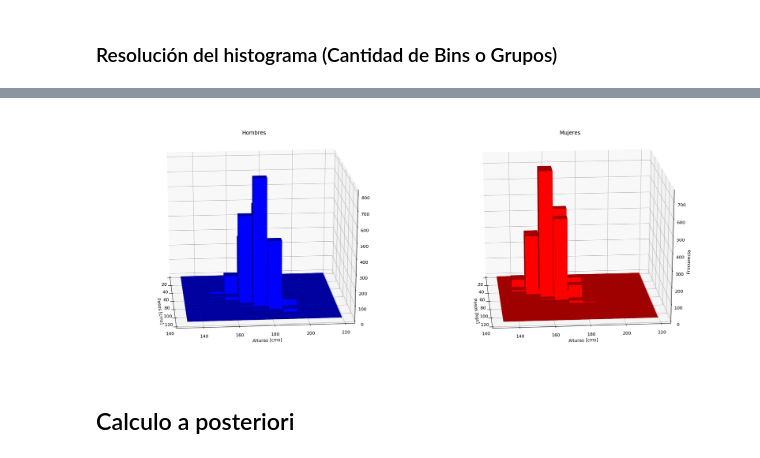
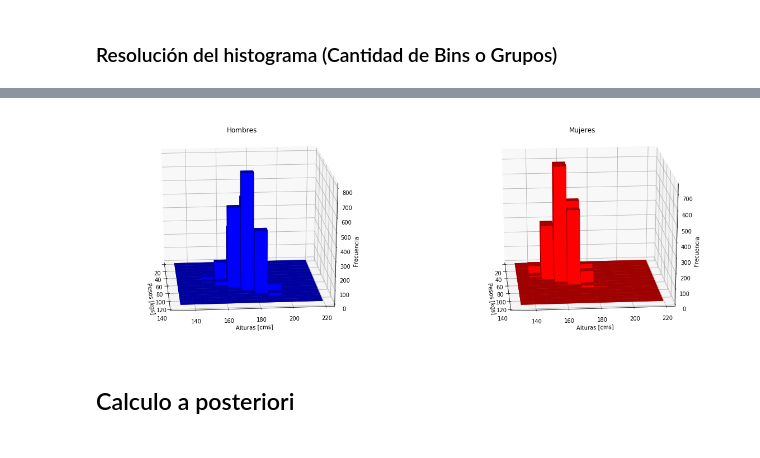
Before and after one commit to igrosny/itba, a Jupyter notebook: 2. Clasificacion Binaria/1. Clasificador Bayes.ipynb, the cells around one changed output, grey strips where cells are left out. Saved outputs shown, nothing was run; the diff lists cells and outputs as text; code cells hidden in the pictures.

```diff
--- a/2. Clasificacion Binaria/1-Clasific-Bayes-histograma.ipynb
+++ b/2. Clasificacion Binaria/1. Clasificador Bayes.ipynb
@@ -144,24 +156,25 @@ plt.show()
 # %%
-def getAxis():
-    fig = plt.figure(figsize=(20,10))
-    ax1 = fig.add_subplot(121, projection='3d')
-    ax2 = fig.add_subplot(122, projection='3d')
-    ax1.set_aspect('equal')
-    ax2.set_aspect('equal')
-    ax1.set_xlabel('Pesos [cms]')
-    ax1.set_ylabel('Alturas [cms]')
-    ax2.set_xlabel('Pesos [kgs]')
-    ax2.set_ylabel('Alturas [cms]')
-    ax2.set_zlabel('Frecuencia')
-    fig.tight_layout()
-    return ax1, ax2
+#%matplotlib qt
+fig = plt.figure(figsize=(20,10))
+
+ax1 = fig.add_subplot(121, projection='3d')
+ax1.set_aspect('equal')
+ax1.set_xlabel('Pesos [kgs]')
+ax1.set_ylabel('Alturas [cms]')
+ax1.set_zlabel('Frecuencia')
+
+ax2 = fig.add_subplot(122, projection='3d')
+ax2.set_aspect('equal')
+ax2.set_xlabel('Pesos [kgs]')
+ax2.set_ylabel('Alturas [cms]')
+ax2.set_zlabel('Frecuencia')
+
+# fig.tight_layout()
+
+joint_hombres.plot_joint_3d(ax=ax1, color='b', el=20, az=-5, title='Hombres')
+joint_mujeres.plot_joint_3d(ax=ax2, color='r', el=20, az=-5, title='Mujeres')
+# %% [output]
+[figure, added]
-# %%
-#%matplotlib qt
-ax1, ax2 = getAxis()
-joint_hombres.plot_joint_3d(ax=ax1, color='b', el=20, az=-5, title='Hombres')
-joint_mujeres.plot_joint_3d(ax=ax2, color='r', el=20, az=-5, title='Mujeres')
-# %% [output]
-[figure, removed]
 # %% [markdown]
 ## Calculo a posteriori
 # %% [markdown]
```
Also changed, not shown: parts of 8 cells of this notebook, 1 other file.
